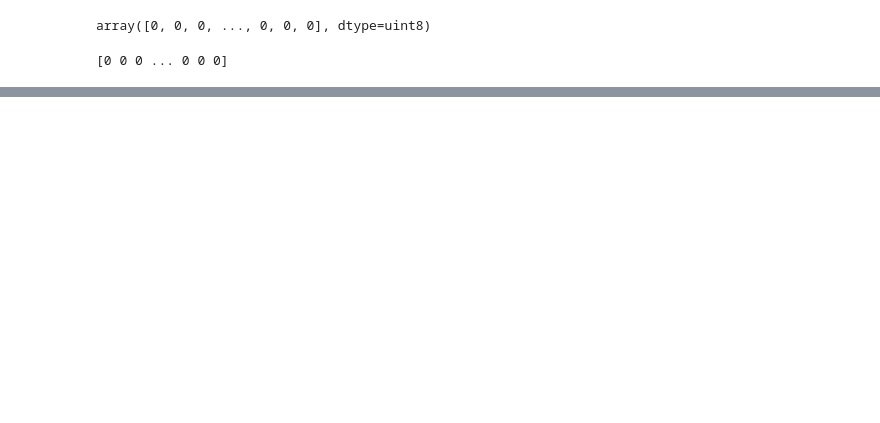
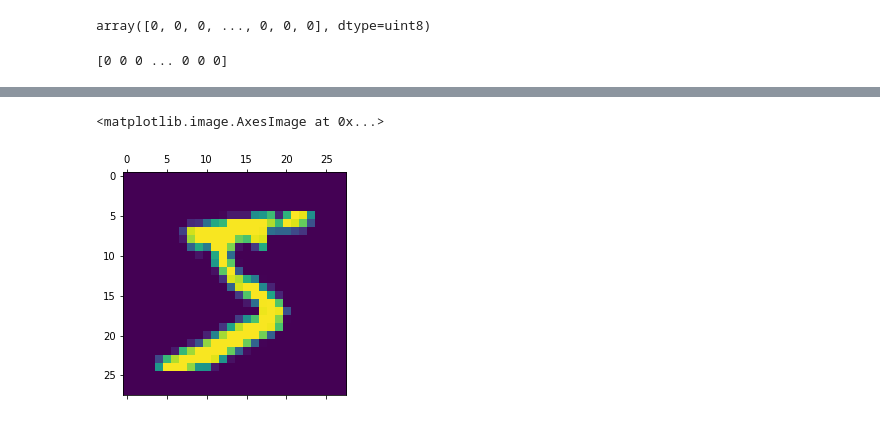
Before and after one commit to ulrikSebastienR/Colab-python-diaries, a Jupyter notebook: Deep_Learning_Sentdex.ipynb, the cells around one changed output, grey strips where cells are left out. Saved outputs shown, nothing was run; the diff lists cells and outputs as text; code cells hidden in the pictures; blank space fills up the shorter version.

```diff
--- a/Deep_Learning_Sentdex.ipynb
+++ b/Deep_Learning_Sentdex.ipynb
@@ -49,0 +83,5 @@ print(x_train.ravel())
+# %%
+plt.matshow(x_train[0])
+# %% [output]
+<matplotlib.image.AxesImage at 0x...>
+[figure, added]
```
Also changed, not shown: parts of 25 cells of this notebook.
